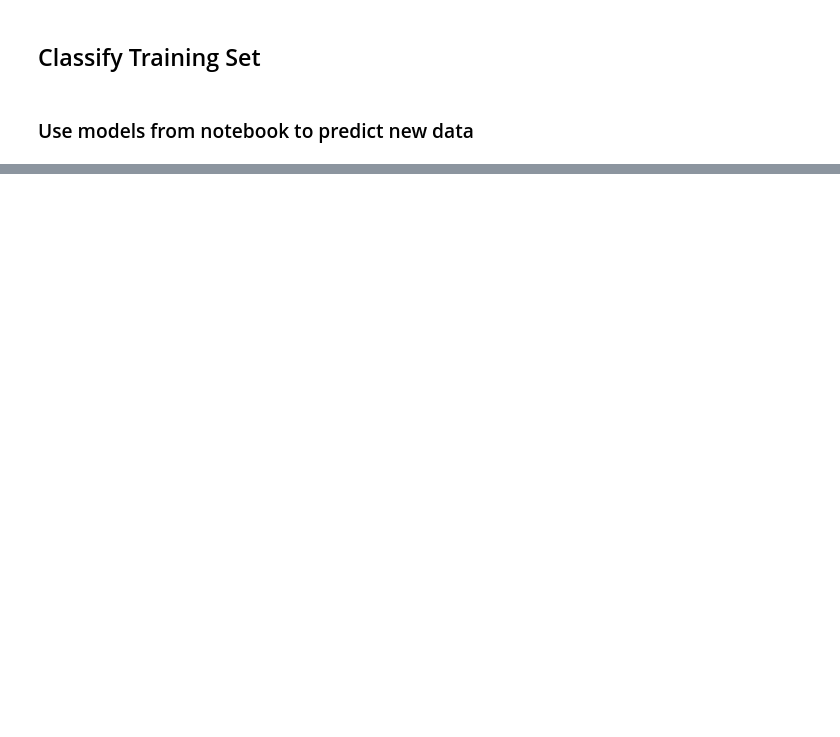
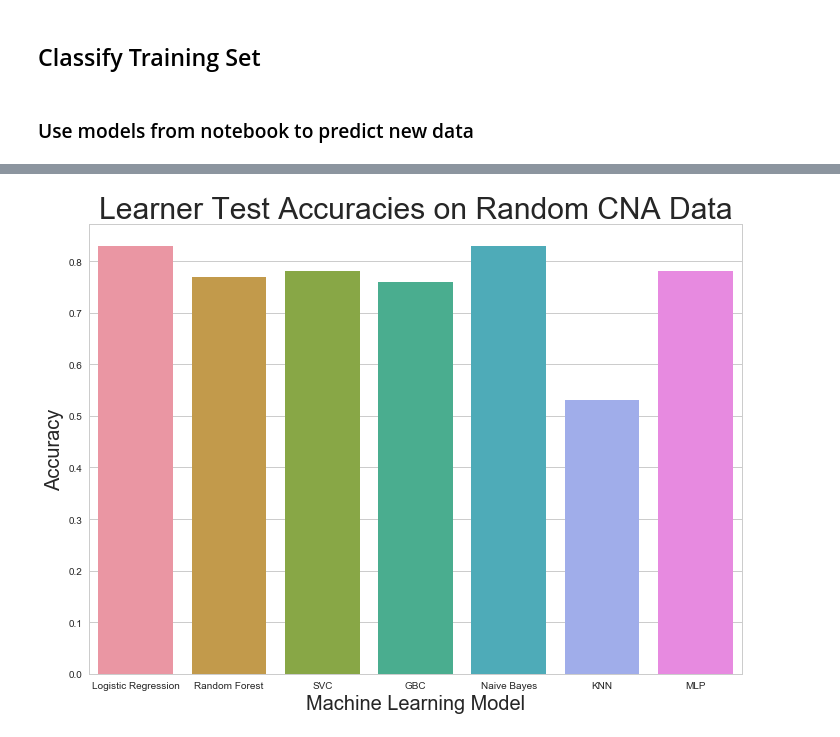
Before and after one commit to MSBradshaw/Holden, a Jupyter notebook: Analysis-Scripts/Distribution-Analysis/Classification-Dist-Data.ipynb, the cells around one changed output, grey strips where cells are left out. Drawn from its saved outputs; the diff is of its cells as text; code cells hidden in the pictures; blank space fills up the shorter version.

```diff
--- a/Analysis-Scripts/Distribution-Analysis/Classification-Dist-Data.ipynb
+++ b/Analysis-Scripts/Distribution-Analysis/Classification-Dist-Data.ipynb
@@ -154,26 +154,26 @@ Runtime: 11.661097780863445 minutes
 # %%
 ### This is commented out so that you do not call predictinos until you are done finalizing the training sets!!!
 ### DO NOT RUN MORE THAN ONCE! THAT IS CHEATING MYREE!
-# lr_pred = lr.predict(df_test)
-# lr_result = lr.score(df_test, labels_test)
+lr_pred = lr.predict(df_test)
+lr_result = lr.score(df_test, labels_test)
 
-# rf_pred = rf.predict(df_test)
-# rf_result = rf.score(df_test, labels_test)
+rf_pred = rf.predict(df_test)
+rf_result = rf.score(df_test, labels_test)
 
-# svc_pred = svc.predict(df_test)
-# svc_result = svc.score(df_test, labels_test)
+svc_pred = svc.predict(df_test)
+svc_result = svc.score(df_test, labels_test)
 
-# gbc_pred = gbc.predict(df_test)
-# gbc_result = gbc.score(df_test, labels_test)
+gbc_pred = gbc.predict(df_test)
+gbc_result = gbc.score(df_test, labels_test)
 
-# gnb_pred = gnb.predict(df_test)
-# gnb_result = gnb.score(df_test, labels_test)
+gnb_pred = gnb.predict(df_test)
+gnb_result = gnb.score(df_test, labels_test)
 
-# knn_pred = knn.predict(df_test)
-# knn_result = knn.score(df_test, labels_test)
+knn_pred = knn.predict(df_test)
+knn_result = knn.score(df_test, labels_test)
 
-# mlp_pred = mlp.predict(df_test)
-# mlp_result = mlp.score(df_test, labels_test)
+mlp_pred = mlp.predict(df_test)
+mlp_result = mlp.score(df_test, labels_test)
 # %%
 print(lr_result)
 #print(mnb_result)
@@ -192,10 +204,12 @@ NameError: name 'lr_result' is not defined
 # %%
 import seaborn as sns
 sns.set(style="whitegrid",rc={'figure.figsize':(11.7,8.27)})
 
 b = sns.barplot(data=final, x="learner", y="score")
-b.axes.set_title('Learner Test Accuracies on Random Data',fontsize=30)
+b.axes.set_title('Learner Test Accuracies on Random CNA Data',fontsize=30)
 b.set_xlabel("Machine Learning Model",fontsize=20)
 b.set_ylabel("Accuracy",fontsize=20)
 fig = b.get_figure()
-fig.savefig("random-classification-accuracies-test.png")
+fig.savefig("dist-classification-accuracies-CNA-test.png")
+# %% [output]
+[figure, added]
```
Also changed, not shown: parts of 11 cells of this notebook, 44 other files.
